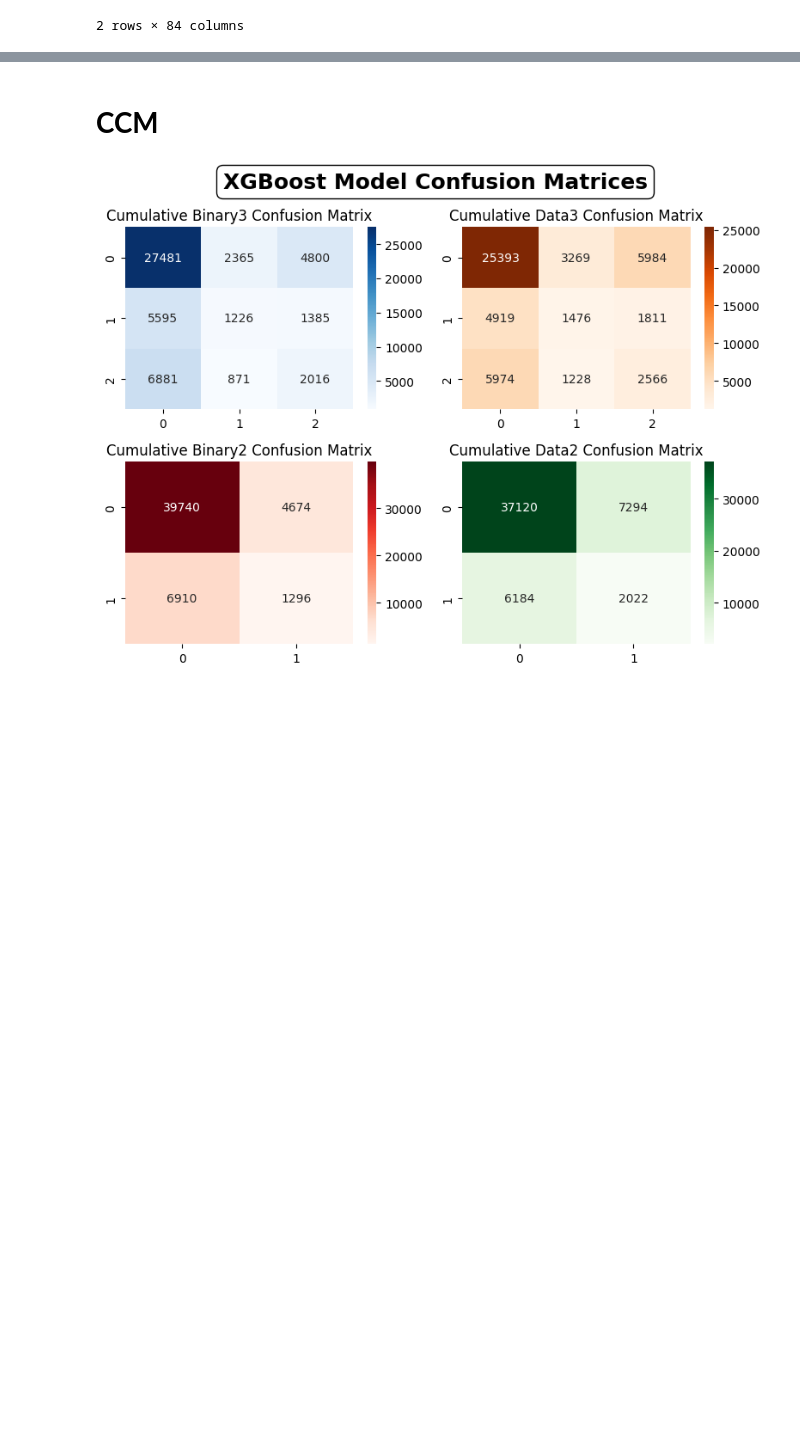
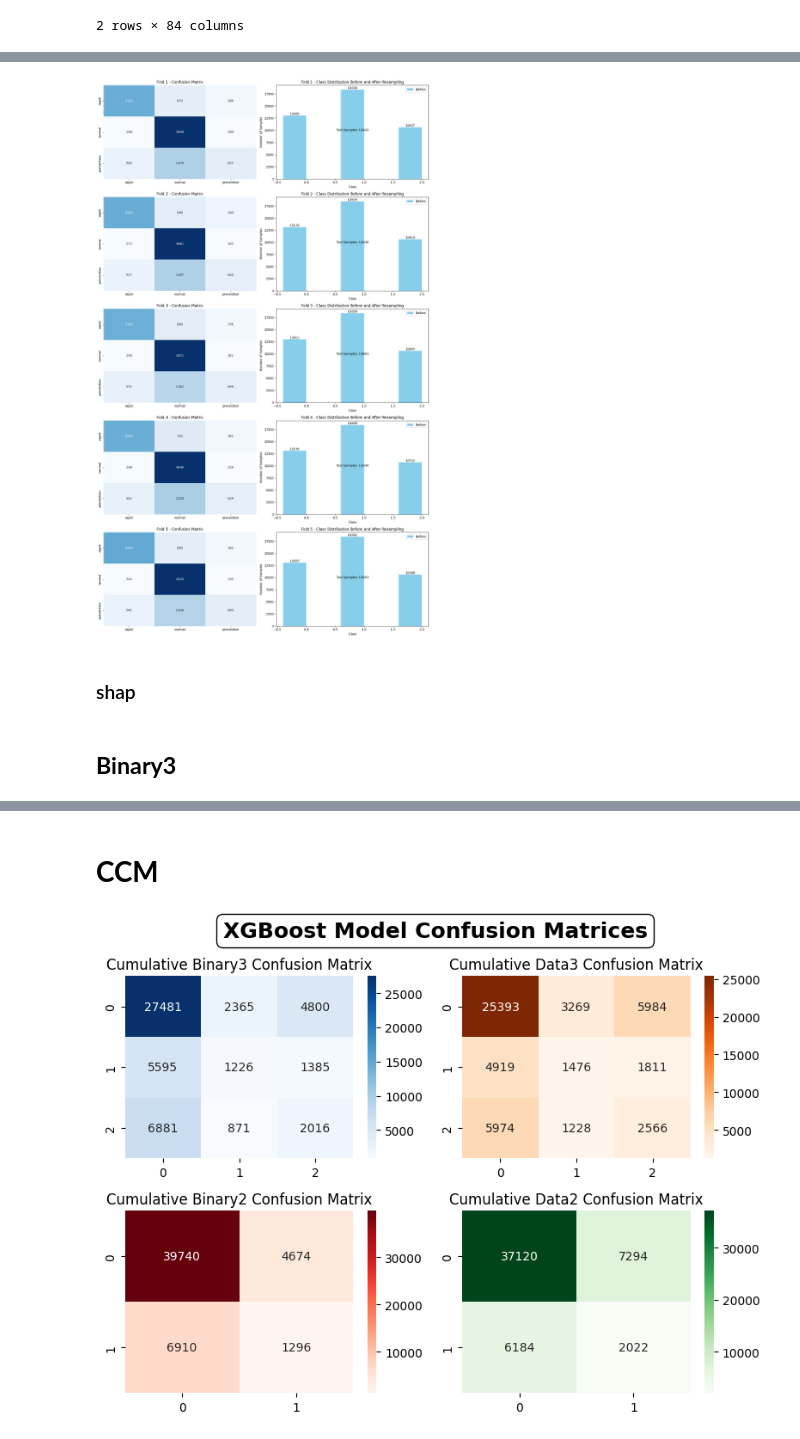
Before and after one commit to nxxk23/PROJECT, a Jupyter notebook: XGBoost.ipynb, the cells around one changed output, grey strips where cells are left out. Drawn from its saved outputs; the diff is of its cells as text; code cells hidden in the pictures; blank space fills up the shorter version.

```diff
--- a/XGBoost.ipynb
+++ b/XGBoost.ipynb
@@ -169,0 +100,8 @@ Folds in test set: [2]
+# %%
+import json
+
+json_file_path = '/content/drive/MyDrive/ckdresearch2023/Assign/GridSearch/xgb_group_data3.json'
+with open(json_file_path, 'r') as f:
+    xgb_group_data3 = json.load(f)
+
+print(xgb_group_data3)
@@ -169,0 +110,8 @@ Folds in test set: [2]
+# %%
+import json
+
+json_file_path = '/content/drive/MyDrive/ckdresearch2023/Assign/GridSearch/xgb_group_binary3.json'
+with open(json_file_path, 'r') as f:
+    xgb_group_binary3 = json.load(f)
+
+print(xgb_group_binary3)
@@ -929,0 +140,4 @@ plt.show()
+# %%
+X = data3.drop(['Group', 'PatientUID', 'PatientVisitUID', 'eGFR_t1', 'time_t1', 'StartDTTM', 'EndDttm',
+                    'LabCwhen', 'LabLocation', 'Fold','Slopes'], axis=1)
+y = data3['Group']
@@ -929,0 +270,53 @@ plt.show()
+# %%
+import seaborn as sns
+from collections import Counter
+import matplotlib.pyplot as plt
+
+class_names = ['rapid', 'normal', 'prevention']
+num_classes = len(class_names)  # Number of classes
+
+fig, axes = plt.subplots(nrows=num_folds, ncols=2, figsize=(15, 5 * num_folds))
+fig.subplots_adjust(hspace=0.5)
+
+for fold in range(num_folds):
+    conf_mat = data3_conf_mat_list[fold]
+
+    # Subplot 1: Confusion Matrix
+    ax1 = axes[fold, 0]
+    sns.heatmap(conf_mat, annot=True, fmt='d', cmap='Blues', cbar=False, ax=ax1)
+    ax1.set_title(f'Fold {fold + 1} - Confusion Matrix')
+    ax1.set_xticklabels(class_names)  # Set class names on x-axis
+    ax1.set_yticklabels(class_names)
+
+    # Subplot 2: Original vs. Resampled Train Samples
+    ax2 = axes[fold, 1]
+
+    original_label_counts = Counter(data3_y_train_before_resampled[fold])
+
+    # Convert class names to numerical labels
+    original_classes = range(num_classes)
+
+    ax2.bar([cls - 0.2 for cls in original_classes], original_label_counts.values(), width=0.4, color='skyblue', label='Before')
+    ax2.set_title(f'Fold {fold + 1} - Class Distribution Before and After Resampling')
+    ax2.set_xlabel('Class')
+    ax2.set_ylabel('Number of Samples')
+    ax2.legend()
+
+    # Add text labels for each class in train set
+    for cls, count in zip(original_classes, original_label_counts.values()):
+        ax2.text(cls - 0.2, count + 2, str(count), ha='center', va='bottom')
+
+    # Add text label for the number of test samples in the center
+    center_x = 0.8
+    center_y = 10000
+    ax2.text(center_x, center_y, f'Test Samples: {data3_test_sample_list[fold]}', ha='center', va='center')
+
+# Display the subplots
+plt.tight_layout()
+plt.show()
+# %% [output]
+[figure, added]
+# %% [markdown]
+### shap
+# %% [markdown]
+## **Binary3**
```
Also changed, not shown: parts of 60 cells of this notebook.
